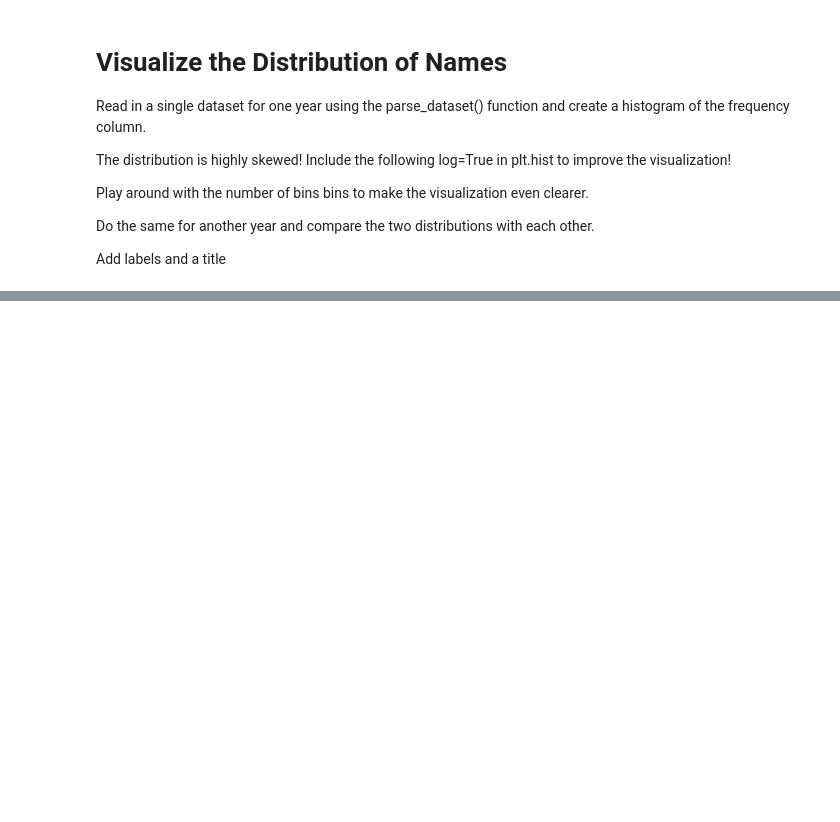
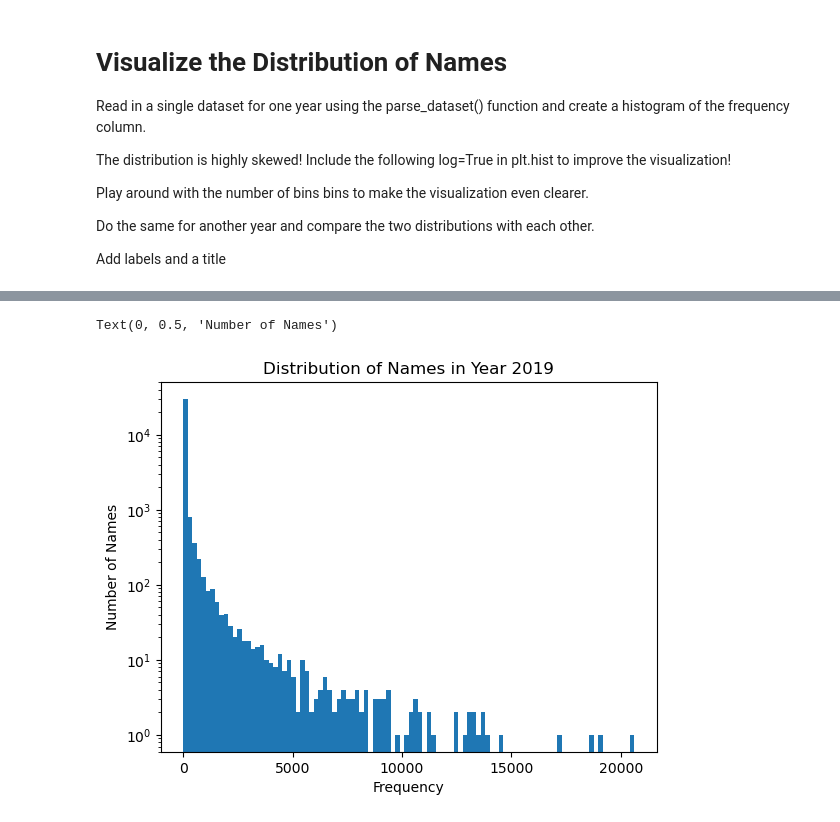
Before and after one commit to bbear2024/exercise, a Jupyter notebook: da-module-pandas/06_visualization/Exercise/02_matplotlib.ipynb, the cells around one changed output, grey strips where cells are left out. Saved outputs shown, nothing was run; the diff lists cells and outputs as text; code cells hidden in the pictures; blank space fills up the shorter version.

```diff
--- a/da-module-pandas/06_visualization/Exercise/02_matplotlib.ipynb
+++ b/da-module-pandas/06_visualization/Exercise/02_matplotlib.ipynb
@@ -86,0 +95,8 @@ df['frequency'].plot(kind='hist')
+# %%
+plt.hist(df_2019['frequency'], log=True, bins=100)
+plt.title('Distribution of Names in Year 2019')
+plt.xlabel('Frequency')
+plt.ylabel('Number of Names')
+# %% [output]
+Text(0, 0.5, 'Number of Names')
+[figure, added]
```
Also changed, not shown: parts of 8 cells of this notebook, 2 other files.
